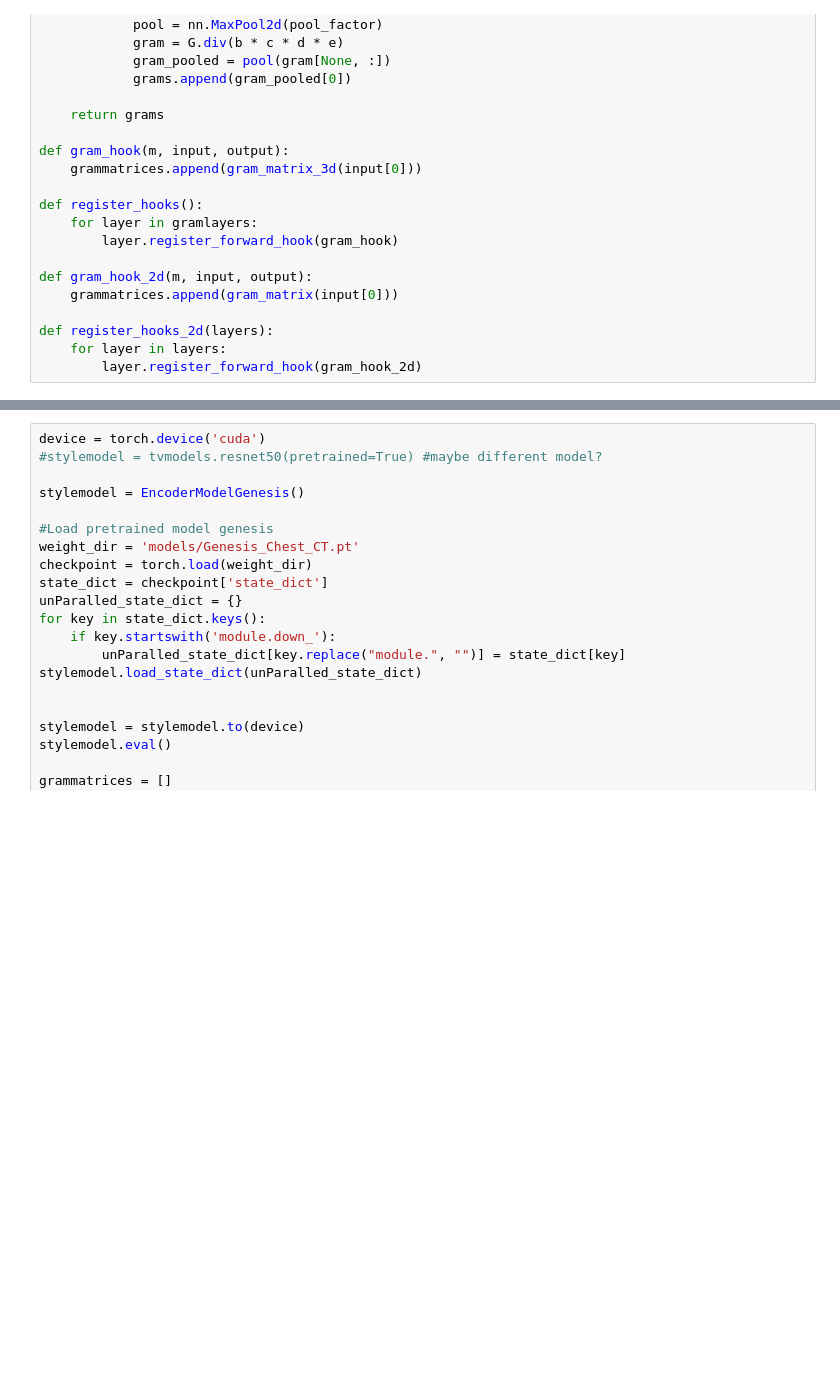
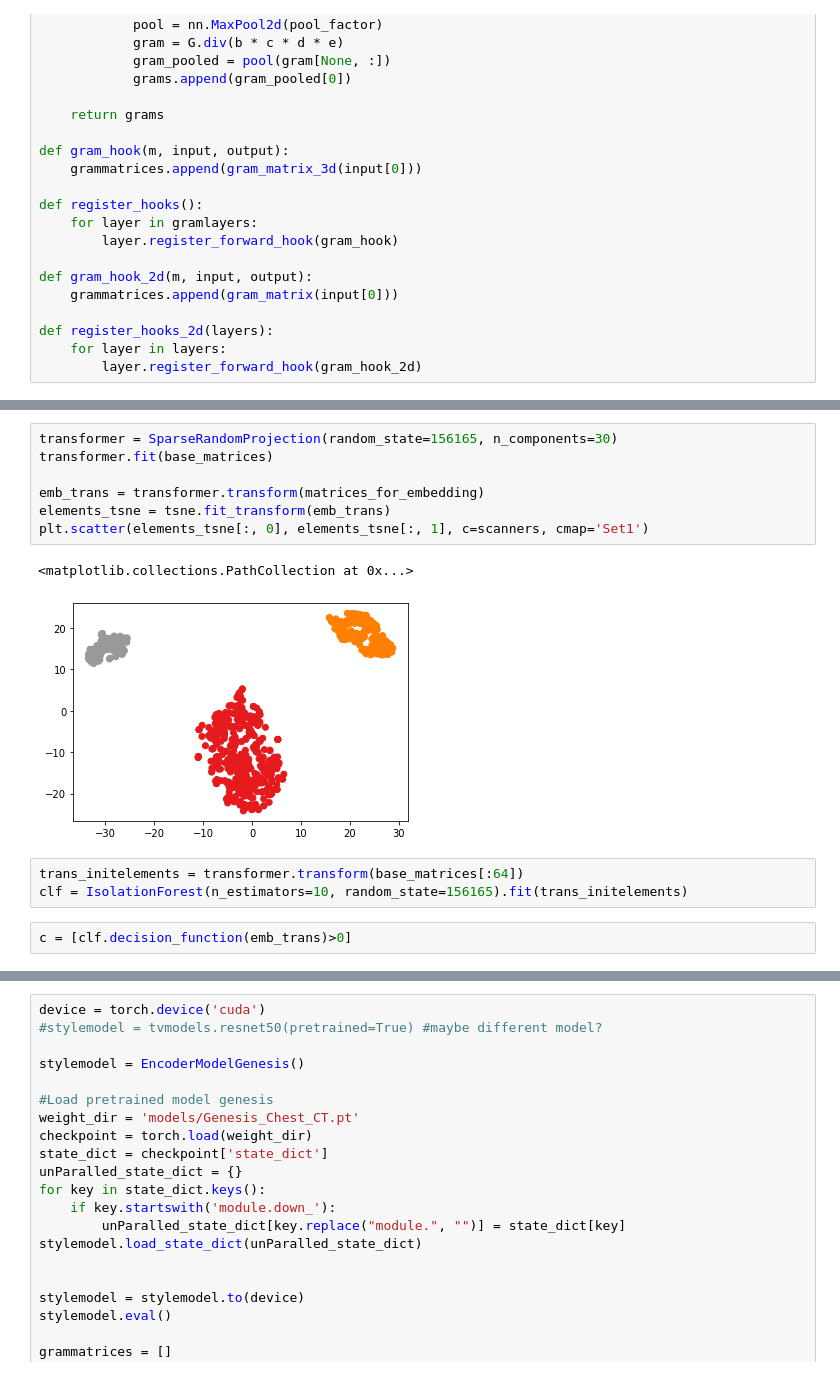
Before and after one commit to cirmuw/casa, a Jupyter notebook: tmp_detectoutlier.ipynb, the cells around one changed output, grey strips where cells are left out. Saved outputs shown, nothing was run; the diff lists cells and outputs as text; blank space fills up the shorter version.

```diff
--- a/tmp_detectoutlier.ipynb
+++ b/tmp_detectoutlier.ipynb
@@ -89,0 +269,15 @@ def register_hooks_2d(layers):
+# %%
+transformer = SparseRandomProjection(random_state=156165, n_components=30)
+transformer.fit(base_matrices)
+
+emb_trans = transformer.transform(matrices_for_embedding)
+elements_tsne = tsne.fit_transform(emb_trans)
+plt.scatter(elements_tsne[:, 0], elements_tsne[:, 1], c=scanners, cmap='Set1')
+# %% [output]
+<matplotlib.collections.PathCollection at 0x...>
+[figure, added]
+# %%
+trans_initelements = transformer.transform(base_matrices[:64])
+clf = IsolationForest(n_estimators=10, random_state=156165).fit(trans_initelements)
+# %%
+c = [clf.decision_function(emb_trans)>0]
```
Also changed, not shown: parts of 19 cells of this notebook, 9 other files.
